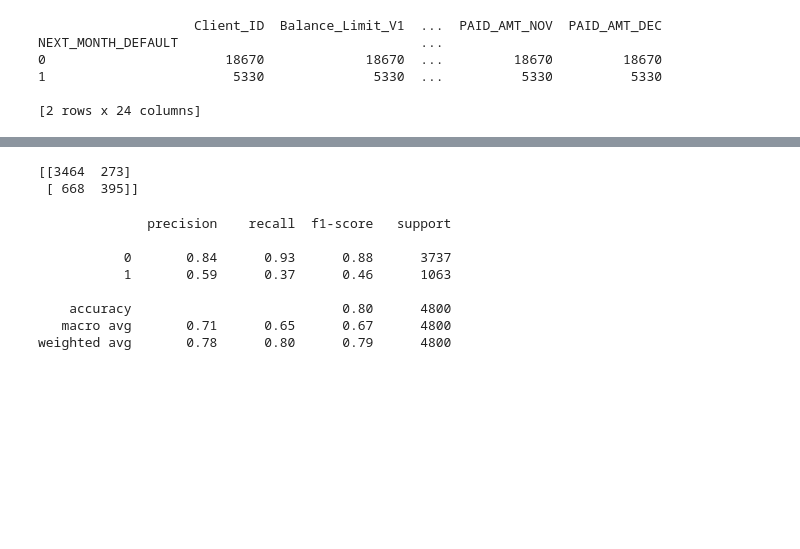
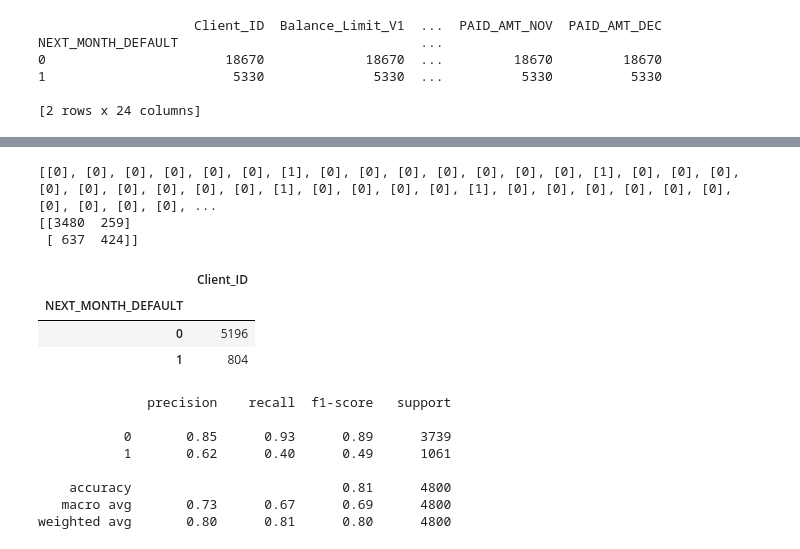
Before and after one commit to thuvarahan97/DataStorm1.0_TeamFixzels, a Jupyter notebook: Day3/neural_network.ipynb, the cells around one changed output, grey strips where cells are left out. Cells and saved outputs as stored; diff of their text form; code cells hidden in the pictures; blank space fills up the shorter version.

```diff
--- a/Day3/neural_network.ipynb
+++ b/Day3/neural_network.ipynb
@@ -284,19 +295,43 @@ y_pred_rounded = [round(x[0]) for x in y_pred]
+# %%
+y_pred_pre = classifier.predict( xTest )
+y_pred1_pre= classifier.predict( X_test )
+th=0.6
+y_pred = list(map((lambda x : 0 if x<th else 1),y_pred_pre))
+y_pred1 = list(map((lambda x : 0 if x<th else 1),y_pred1_pre))
+
+y=[]
+for i in y_pred1:
+  y.append([i])
+# print(testdata['Client_ID'])
+print (y)
+output = pd.DataFrame(
+    y, columns = ['NEXT_MONTH_DEFAULT']
+    )
+output['Client_ID']=testdata['Client_ID']
+output1=output.to_csv('out.csv')
+from sklearn.metrics import confusion_matrix
+confusion_matrix = confusion_matrix(yTest, y_pred)
+print(confusion_matrix)
+# %% [output]
+[[0], [0], [0], [0], [0], [0], [1], [0], [0], [0], [0], [0], [0], [0], [1], [0], [0], [0], [0], [0], [0], [0], [0], [0], [1], [0], [0], [0], [0], [1], [0], [0], [0], [0], [0], [0], [0], [0], [0], [0], ...
+[[3480  259]
+ [ 637  424]]
+# %%
+output.groupby('NEXT_MONTH_DEFAULT').count()
+# %% [output]
+|  | Client_ID |
+| NEXT_MONTH_DEFAULT |  |
+| 0 | 5196 |
+| 1 | 804 |
 # %%
-from sklearn.metrics import confusion_matrix
-confusion_matrix = confusion_matrix(y_test, y_pred_rounded)
-print(confusion_matrix)
+from sklearn.metrics import classification_report
+print(classification_report(yTest, y_pred))
 # %% [output]
-[[3464  273]
- [ 668  395]]
+              precision    recall  f1-score   support
+
+           0       0.85      0.93      0.89      3739
+           1       0.62      0.40      0.49      1061
+
+    accuracy                           0.81      4800
+   macro avg       0.73      0.67      0.69      4800
+weighted avg       0.80      0.81      0.80      4800
-# %%
-from sklearn.metrics import classification_report
-print(classification_report(y_test, y_pred_rounded))
-# %% [output]
-              precision    recall  f1-score   support
-
-           0       0.84      0.93      0.88      3737
-           1       0.59      0.37      0.46      1063
-
-    accuracy                           0.80      4800
-   macro avg       0.71      0.65      0.67      4800
-weighted avg       0.78      0.80      0.79      4800
```
Also changed, not shown: parts of 35 cells of this notebook.
